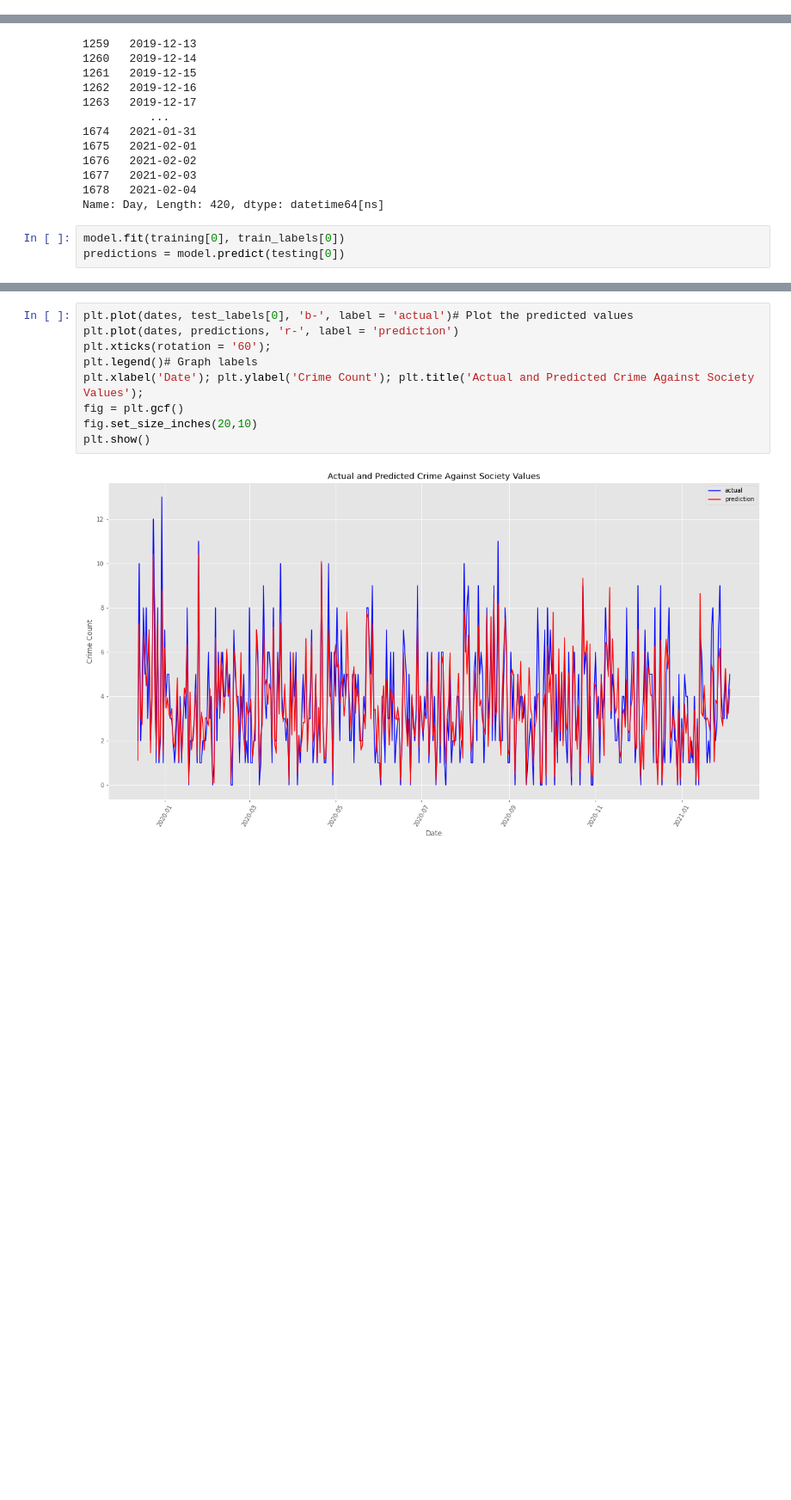
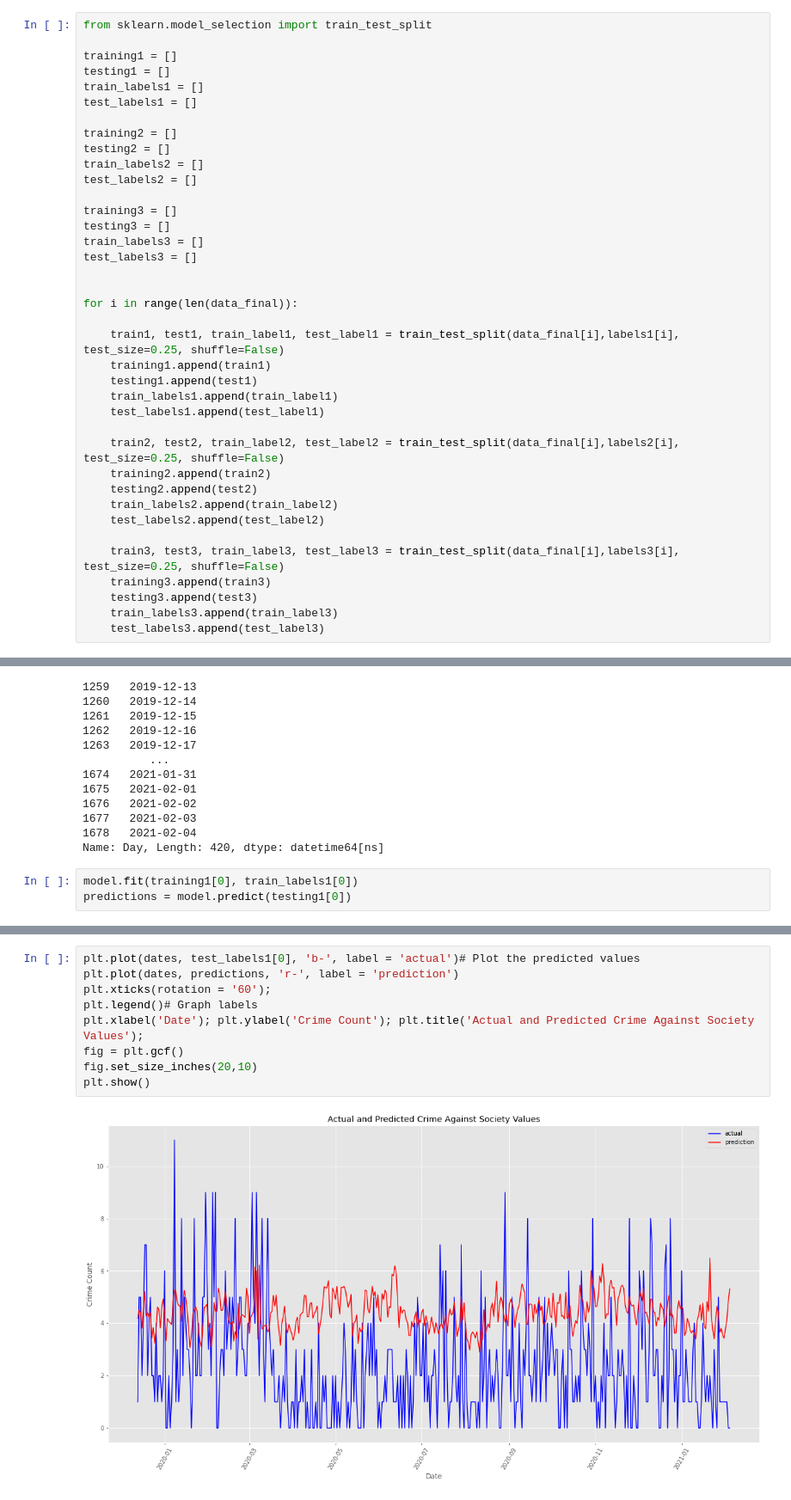
Before and after one commit to hudsonbat/Data-205, a Jupyter notebook: Regression_Trees_Location.ipynb, the cells around one changed output, grey strips where cells are left out. Shown at 86% size. Cells and saved outputs as stored; diff of their text form; blank space fills up the shorter version.

```diff
--- a/Regression_Trees_Location.ipynb
+++ b/Regression_Trees_Location.ipynb
@@ -628,0 +776,38 @@ for i in range(len(data_final)):
+# %%
+from sklearn.model_selection import train_test_split
+
+training1 = []
+testing1 = []
+train_labels1 = []
+test_labels1 = []
+
+training2 = []
+testing2 = []
+train_labels2 = []
+test_labels2 = []
+
+training3 = []
+testing3 = []
+train_labels3 = []
+test_labels3 = []
+
+
+for i in range(len(data_final)):
+
+    train1, test1, train_label1, test_label1 = train_test_split(data_final[i],labels1[i], test_size=0.25, shuffle=False)
+    training1.append(train1)
+    testing1.append(test1)
+    train_labels1.append(train_label1)
+    test_labels1.append(test_label1)
+
+    train2, test2, train_label2, test_label2 = train_test_split(data_final[i],labels2[i], test_size=0.25, shuffle=False)
+    training2.append(train2)
+    testing2.append(test2)
+    train_labels2.append(train_label2)
+    test_labels2.append(test_label2)
+
+    train3, test3, train_label3, test_label3 = train_test_split(data_final[i],labels3[i], test_size=0.25, shuffle=False)
+    training3.append(train3)
+    testing3.append(test3)
+    train_labels3.append(train_label3)
+    test_labels3.append(test_label3)
@@ -690,5 +920,5 @@ dates
 1678   2021-02-04
 Name: Day, Length: 420, dtype: datetime64[ns]
 # %%
-model.fit(training[0], train_labels[0])
-predictions = model.predict(testing[0])
+model.fit(training1[0], train_labels1[0])
+predictions = model.predict(testing1[0])
@@ -697,13 +938,13 @@ len(test_labels[0])
 # %% [output]
 420
 # %%
-plt.plot(dates, test_labels[0], 'b-', label = 'actual')# Plot the predicted values
+plt.plot(dates, test_labels1[0], 'b-', label = 'actual')# Plot the predicted values
 plt.plot(dates, predictions, 'r-', label = 'prediction')
 plt.xticks(rotation = '60');
 plt.legend()# Graph labels
 plt.xlabel('Date'); plt.ylabel('Crime Count'); plt.title('Actual and Predicted Crime Against Society Values');
 fig = plt.gcf()
 fig.set_size_inches(20,10)
 plt.show()
 # %% [output]
-[figure, old version]
+[figure, new version]
```
Also changed, not shown: parts of 48 cells of this notebook.
